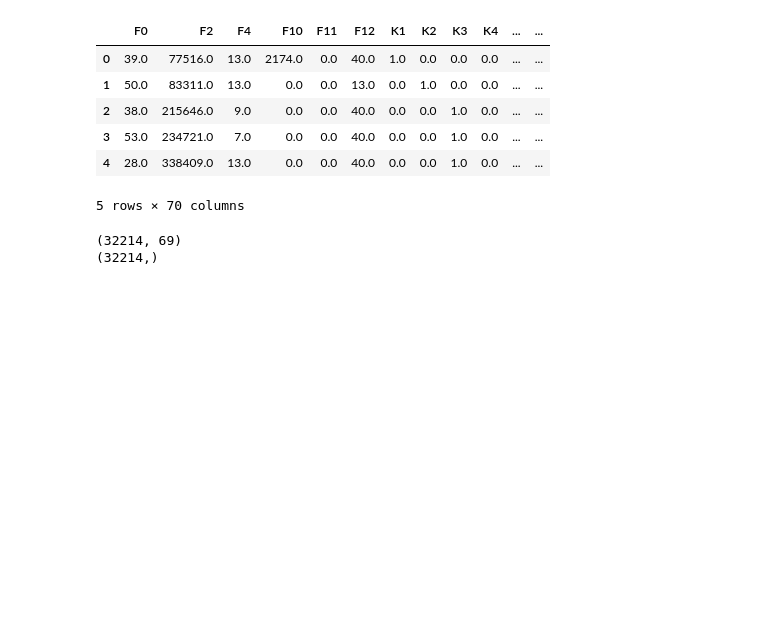
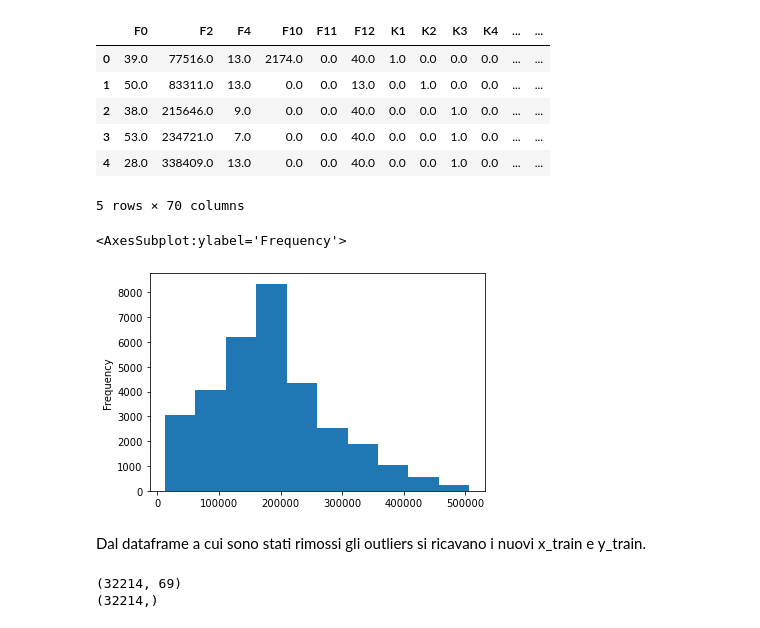
Before and after one commit to tizianotaglienti/mobdproject, a Jupyter notebook: train.ipynb, the cells around one changed output. Saved outputs shown, nothing was run; the diff lists cells and outputs as text; code cells hidden in the pictures; blank space fills up the shorter version.

```diff
--- a/train.ipynb
+++ b/train.ipynb
@@ -180,6 +322,14 @@ training_target_df.head()
 | 3 | 53.0 | 234721.0 | 7.0 | 0.0 | 0.0 | 40.0 | 0.0 | 0.0 | 1.0 | 0.0 | ... | ... |
 | 4 | 28.0 | 338409.0 | 13.0 | 0.0 | 0.0 | 40.0 | 0.0 | 0.0 | 1.0 | 0.0 | ... | ... |
 5 rows × 70 columns
+# %%
+# Verifica rimozione outlier
+training_target_df["F2"].plot.hist()
+# %% [output]
+<AxesSubplot:ylabel='Frequency'>
+[figure, added]
+# %% [markdown]
+Dal dataframe a cui sono stati rimossi gli outliers si ricavano i nuovi x_train e y_train.
 # %%
 # Si ricavano x_train e y_train da questo DataFrame
 x_train_notnan = training_target_df.iloc[:, :-1].values
```
Also changed, not shown: parts of 33 cells of this notebook.
